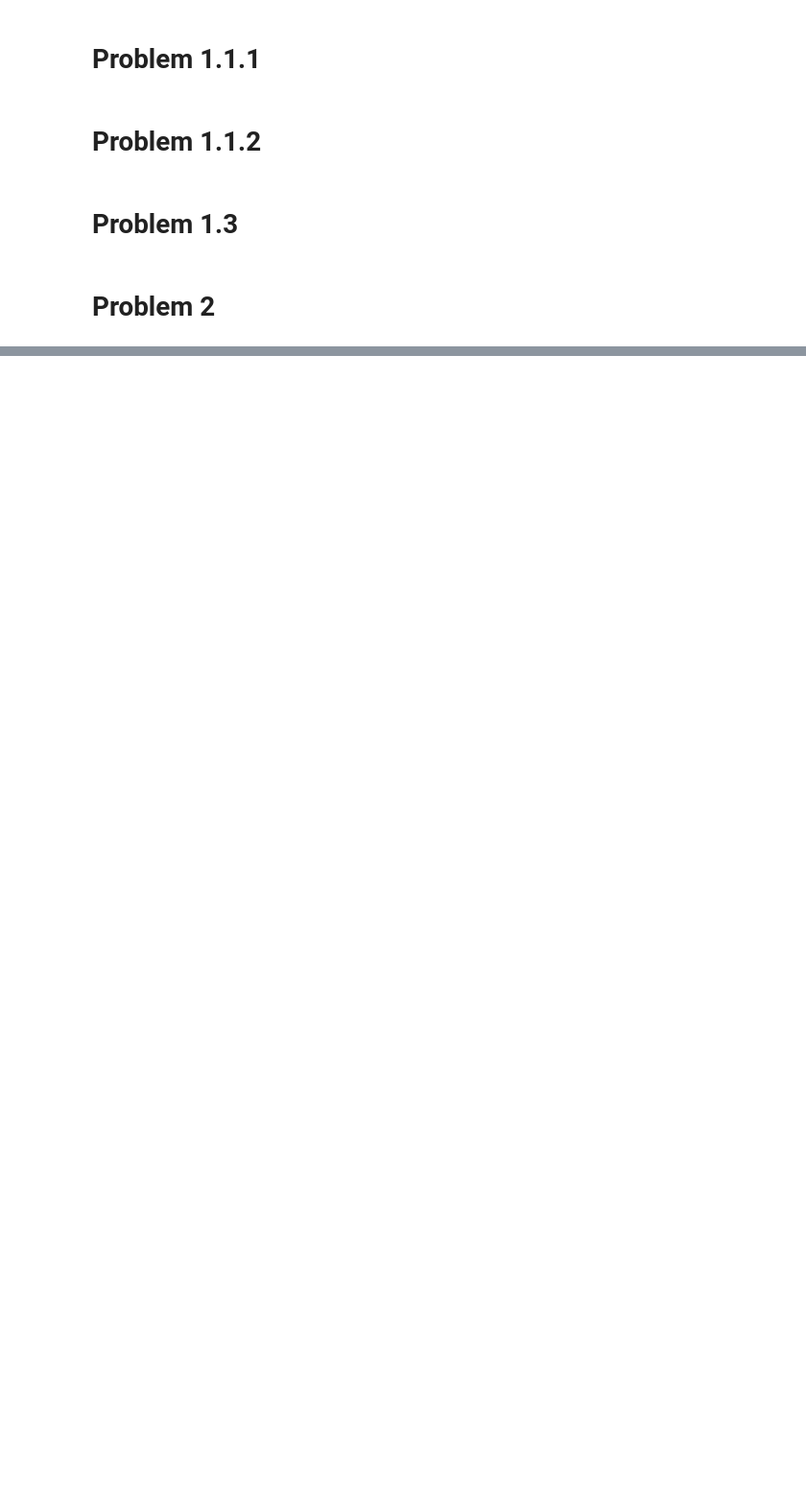
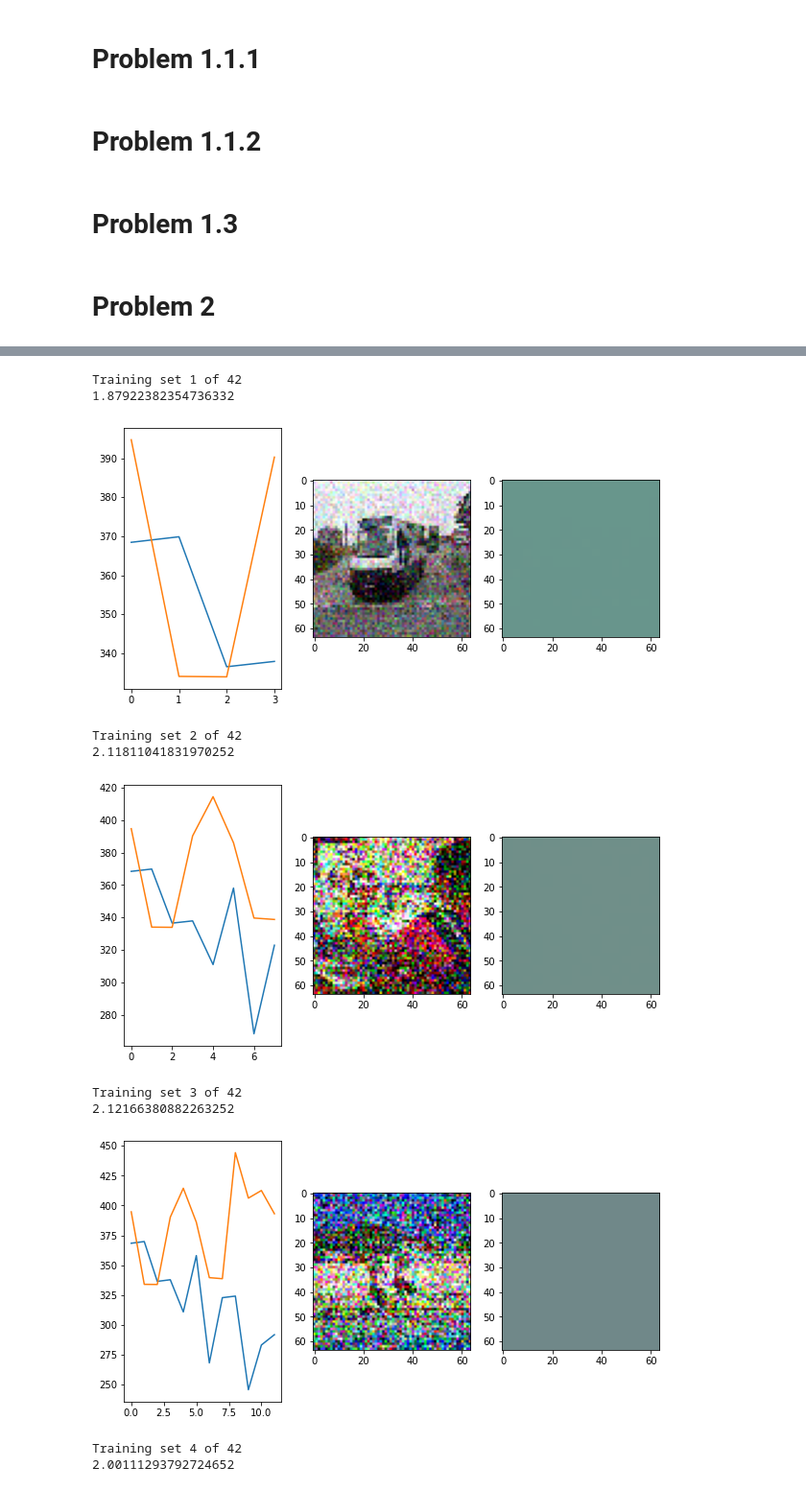
Before and after one commit to samalbertson3/ece-685, a Jupyter notebook: homework 3/homework 3.ipynb, the cells around one changed output, grey strips where cells are left out. Shown at 96% size. Saved outputs shown, nothing was run; the diff lists cells and outputs as text; code cells hidden in the pictures; blank space fills up the shorter version.

Commit message:
added batch normalization + messed with model architecture

```diff
--- a/homework 3/homework 3.ipynb
+++ b/homework 3/homework 3.ipynb
@@ -209,5 +292,0 @@ model.load_state_dict(torch.load('model_state.pth'))
-# %%
-start = time()
-model = CorruptioNet()
-val_loader = torch.utils.data.DataLoader(val, shuffle=True, batch_size=32)
-trained_model, losses = train_model(model, val, 1)
@@ -216,11 +292,0 @@ Epoch 0, batch 33/536
-# %%
-img_path = "data/VOCdevkit/VOC2012/JPEGImages/2007_000027.jpg"
-img = Image.open(img_path)
-corr_name = "gaussian_noise"
-sev = 5
-img_noised = corrupt(np.array(img), corruption_name=corr_name, severity=sev)
-
-fig, ax = plt.subplots(1,3,figsize=(10,5))
-ax[0].imshow(img)
-ax[1].imshow(img_noised)
-ax[2].imshow(img)
@@ -234,0 +293,64 @@ losses
+# %%
+batch_path = "training_data"
+train_batches = [os.path.join(batch_path, data_path) for data_path in os.listdir(batch_path)]
+# train_batches = ["train_imgs.npy"]
+
+# loop through training data
+# train models
+
+model = CorruptioNet()
+#model.load_state_dict(torch.load('autoencoder64.pth'))
+#print("Model loaded!")
+
+i = 1
+val = ImgData("val_imgs.npy")
+val_loader = torch.utils.data.DataLoader(val, shuffle=True, batch_size=1)
+for batch_fp in train_batches:
+    batch = ImgData(batch_fp)
+    if i > 1:
+        model.load_state_dict(torch.load('autoencoder64.pth'))
+
+    print(f"Training set {i} of {len(train_batches)}")
+    model, losses, val_losses = train_model(model, batch, val, 1)
+    torch.save(model.state_dict(), 'autoencoder64.pth')
+
+    losses = np.array(losses)
+    val_losses = np.array(val_losses)
+    if i == 1:
+        loss_combo = np.hstack((losses, val_losses[:,2].reshape(-1, 1)))
+        loss = np.array(loss_combo)
+    else:
+        losses[:,1] = losses[:,1] + max(loss[:,1]) + 1
+        loss_combo = np.hstack((losses, val_losses[:,2].reshape(-1, 1)))
+        loss = np.concatenate([loss, loss_combo])
+
+    fig, ax = plt.subplots(1,3,figsize=(10,5))
+    ax[0].plot(loss[:,1], loss[:,2], marker='', label="training")
+    ax[0].plot(loss[:,1], loss[:,3], marker='', label="validation")
+
+    _, (img, _) = next(enumerate(val_loader))
+    img_denoised = model(img)
+    img = img.permute(0,2,3,1).int()
+    img_denoised = img_denoised.permute(0,2,3,1).int()
+    ax[1].imshow(img[0,:,:,:].detach().numpy())
+    ax[2].imshow(img_denoised[0,:,:,:].detach().numpy())
+    plt.show()
+
+    if i >= 15:
+        break
+    else:
+        i += 1
+
+print("Training complete!")
+# %% [output]
+Training set 1 of 42
+1.87922382354736332
+[figure, added]
+Training set 2 of 42
+2.11811041831970252
+[figure, added]
+Training set 3 of 42
+2.12166380882263252
+[figure, added]
+Training set 4 of 42
+2.00111293792724652
```
Also changed, not shown: parts of 15 cells of this notebook.
